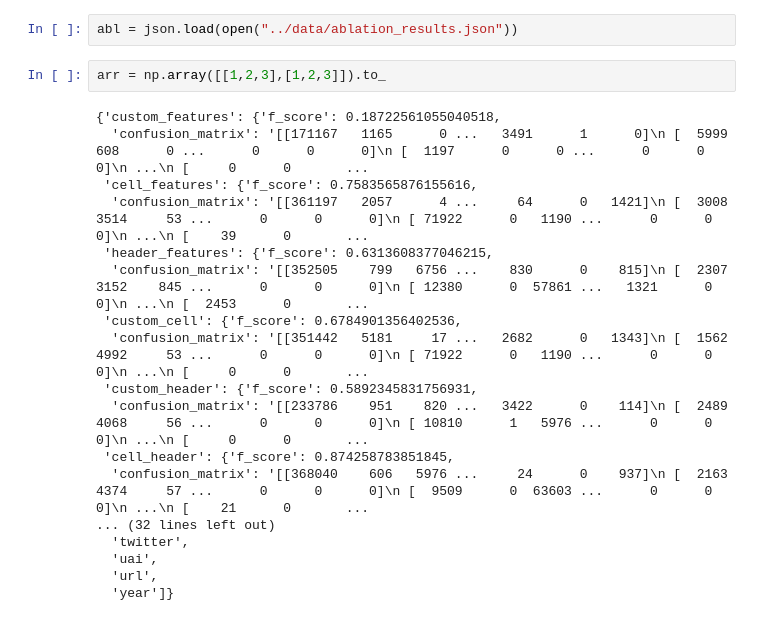
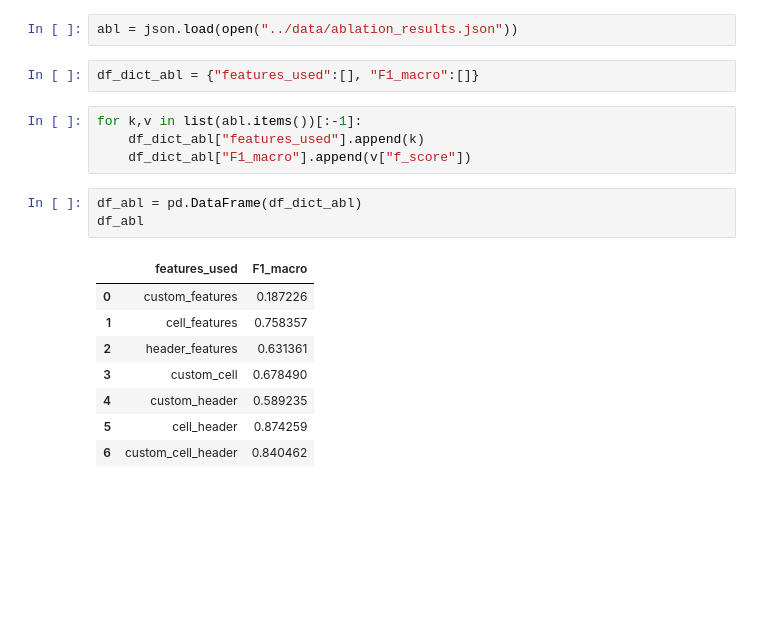
Before and after one commit to etalab/csv_detective_api, a Jupyter notebook: service/doc/create_graphs.ipynb, the cells around one changed output. Cells and saved outputs as stored; diff of their text form; blank space fills up the shorter version.

```diff
--- a/service/doc/create_graphs.ipynb
+++ b/service/doc/create_graphs.ipynb
@@ -52,23 +53,21 @@ ax2 = sns.scatterplot(x="Number of files", y="F1_macro", data=df, hue="Number of
 ## Ablation bar graph
 # %%
 abl = json.load(open("../data/ablation_results.json"))
-# %%
-arr = np.array([[1,2,3],[1,2,3]]).to_
-# %% [output]
-{'custom_features': {'f_score': 0.18722561055040518,
-  'confusion_matrix': '[[171167   1165      0 ...   3491      1      0]\n [  5999    608      0 ...      0      0      0]\n [  1197      0      0 ...      0      0      0]\n ...\n [     0      0       ...
- 'cell_features': {'f_score': 0.7583565876155616,
-  'confusion_matrix': '[[361197   2057      4 ...     64      0   1421]\n [  3008   3514     53 ...      0      0      0]\n [ 71922      0   1190 ...      0      0      0]\n ...\n [    39      0       ...
- 'header_features': {'f_score': 0.6313608377046215,
-  'confusion_matrix': '[[352505    799   6756 ...    830      0    815]\n [  2307   3152    845 ...      0      0      0]\n [ 12380      0  57861 ...   1321      0      0]\n ...\n [  2453      0       ...
- 'custom_cell': {'f_score': 0.6784901356402536,
-  'confusion_matrix': '[[351442   5181     17 ...   2682      0   1343]\n [  1562   4992     53 ...      0      0      0]\n [ 71922      0   1190 ...      0      0      0]\n ...\n [     0      0       ...
- 'custom_header': {'f_score': 0.5892345831756931,
-  'confusion_matrix': '[[233786    951    820 ...   3422      0    114]\n [  2489   4068     56 ...      0      0      0]\n [ 10810      1   5976 ...      0      0      0]\n ...\n [     0      0       ...
- 'cell_header': {'f_score': 0.874258783851845,
-  'confusion_matrix': '[[368040    606   5976 ...     24      0    937]\n [  2163   4374     57 ...      0      0      0]\n [  9509      0  63603 ...      0      0      0]\n ...\n [    21      0       ...
-... (32 lines left out)
-  'twitter',
-  'uai',
-  'url',
-  'year']}
+# %%
+df_dict_abl = {"features_used":[], "F1_macro":[]}
+# %%
+for k,v in list(abl.items())[:-1]:
+    df_dict_abl["features_used"].append(k)
+    df_dict_abl["F1_macro"].append(v["f_score"])
+# %%
+df_abl = pd.DataFrame(df_dict_abl)
+df_abl
+# %% [output]
+|  | features_used | F1_macro |
+| 0 | custom_features | 0.187226 |
+| 1 | cell_features | 0.758357 |
+| 2 | header_features | 0.631361 |
+| 3 | custom_cell | 0.678490 |
+| 4 | custom_header | 0.589235 |
+| 5 | cell_header | 0.874259 |
+| 6 | custom_cell_header | 0.840462 |
```
Also changed, not shown: parts of 6 cells of this notebook, 1 other file.
